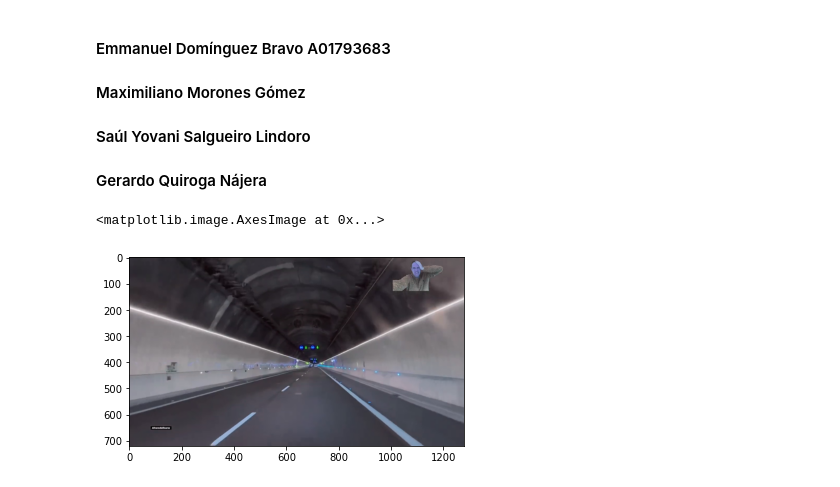
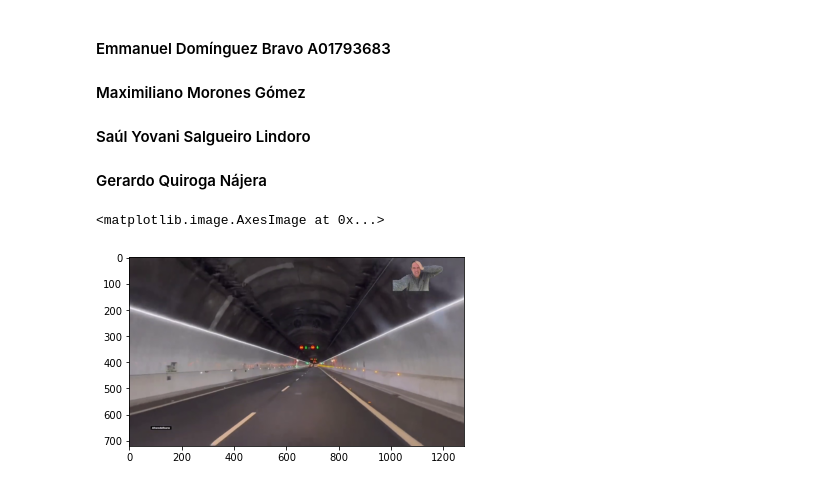
Before and after one commit to deremmanuel/Navegaci-n-Aut-noma_Equipo-15, a Jupyter notebook: Actividad_2_Detección_de_Carriles_Equipo15.ipynb, the cells around one changed output. Cells and saved outputs as stored; diff of their text form; code cells hidden in the pictures.

```diff
--- a/Actividad_2_Detección_de_Carriles_Equipo15.ipynb
+++ b/Actividad_2_Detección_de_Carriles_Equipo15.ipynb
@@ -38,24 +21,17 @@ img_con_roi = cv2.bitwise_and(img_grey, img_roi)
 # %%
-# Se carga el archivo MP4 y se accede a cada uno de los frames
-# iteramos el proceso de graficar las líneas sobre cada frame
+# Se carga el archivo MP4
+cap = cv2.VideoCapture('test.MP4')
 
-cap = cv2.VideoCapture('test.MP4')
-width = 1000
-height = 600
+# Se accede a uno de los frames para mostrar la imagen que usaremos para definir la ROI
 
 ret, frame = cap.read()
-#if ret:
-#frame = cv2.resize (frame, (width, height))
-#frame = process(frame)
-
-#cv2.imshow('video', frame)
-
-#if cv2.waitKey(1) == 13:
- #   break
-
-#cap.release()
-#cv2.destroyAllWindows()
-plt.imshow(frame, cmap='gray')
+image = frame
+frame_rgb = cv2.cvtColor(frame, cv2.COLOR_BGR2RGB)
+img_grey = cv2.cvtColor(image, cv2.COLOR_BGR2GRAY)
+img_rgb = cv2.cvtColor(image, cv2.COLOR_BGR2RGB)
+img_canny = cv2.Canny(img_grey, 40, 120)
+img_arr = np.asarray(img_grey)
+plt.imshow(frame_rgb, cmap='gray')
 # %% [output]
 <matplotlib.image.AxesImage at 0x...>
-[figure, old version]
+[figure, new version]
```
Also changed, not shown: parts of 7 cells of this notebook.
